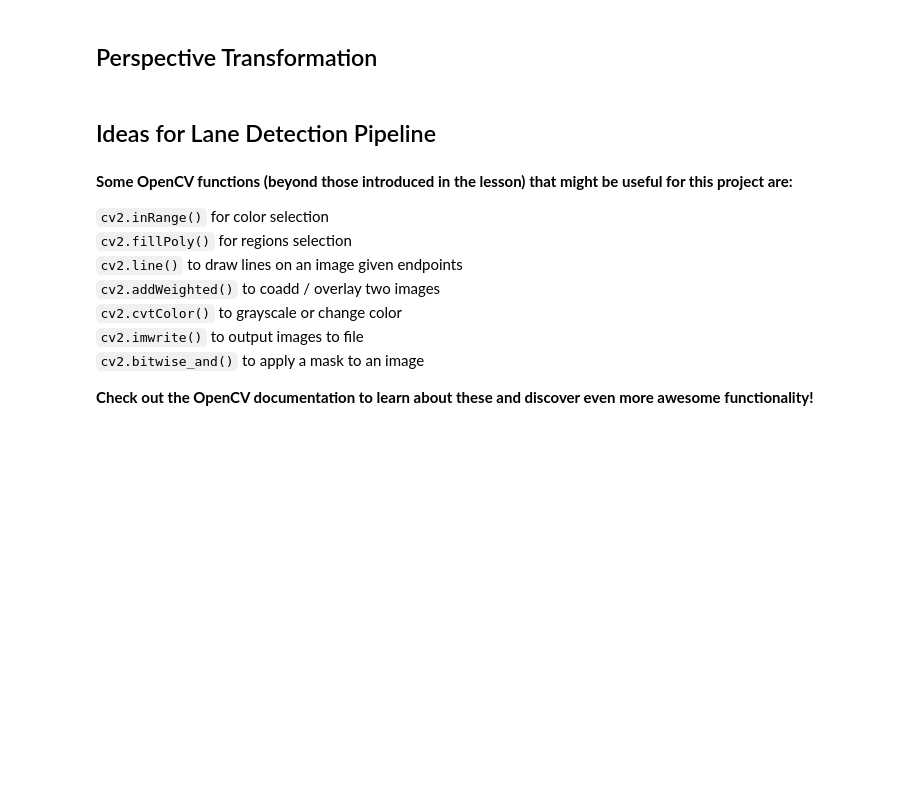
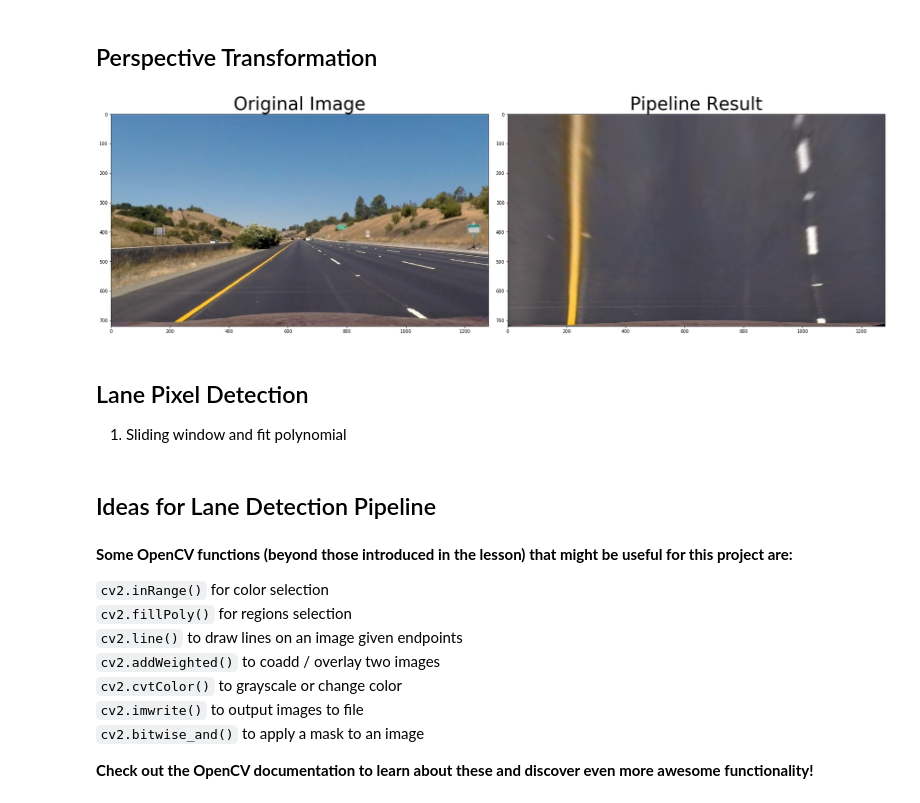
Before and after one commit to bboypupu/CarND-Advanced-Lane-Lines, a Jupyter notebook: adv_project.ipynb, the cells around one changed output. Drawn from its saved outputs; the diff is of its cells as text; code cells hidden in the pictures; blank space fills up the shorter version.

```diff
--- a/adv_project.ipynb
+++ b/adv_project.ipynb
@@ -188,5 +201,36 @@ plt.subplots_adjust(left=0., right=1, top=0.9, bottom=0.)
 # %% [markdown]
 ## Perspective Transformation
+# %%
+img = mpimg.imread('test_images/straight_lines1.jpg')
+mtx, dist = get_undistortion_matrices()
+ud_img = undistort(img, mtx, dist)
+# bin_img = binarize(ud_img)
+width, height = img.shape[1], img.shape[0]
+src = np.float32([[190, 720], [584, 455], [706, 455], [1120, 720]])
+dst = np.float32([[200, 720], [200, 0], [1080, 0], [1080, 720]])
+# cv2.line(ud_img, (190, 720), (584, 455), (255, 0, 0), 2)
+# cv2.line(ud_img, (706, 455), (1120, 720), (255, 0, 0), )
+# cv2.line(ud_img, (640, 0), (640, 720), (0, 255, 0), 5)
+M = cv2.getPerspectiveTransform(src, dst)
+
+def perspective_transform(img, M=M):
+    return cv2.warpPerspective(img, M, img.shape[1::-1], flags=cv2.INTER_LINEAR)
+
+warped = perspective_transform(ud_img)
+f, (ax1, ax2) = plt.subplots(1, 2, figsize=(24, 9))
+f.tight_layout()
+
+ax1.imshow(ud_img)
+ax1.set_title('Original Image', fontsize=40)
+
+ax2.imshow(warped)
+ax2.set_title('Pipeline Result', fontsize=40)
+plt.subplots_adjust(left=0., right=1, top=0.9, bottom=0.)
+# %% [output]
+[figure, added]
+# %% [markdown]
+## Lane Pixel Detection
+1. Sliding window and fit polynomial
 # %% [markdown]
 ## Ideas for Lane Detection Pipeline
 # %% [markdown]
```
Also changed, not shown: parts of 5 cells of this notebook.
